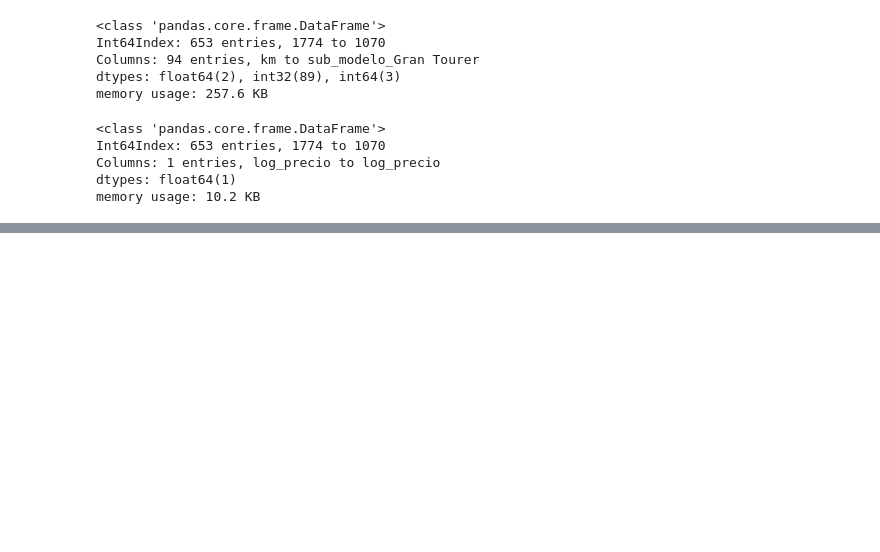
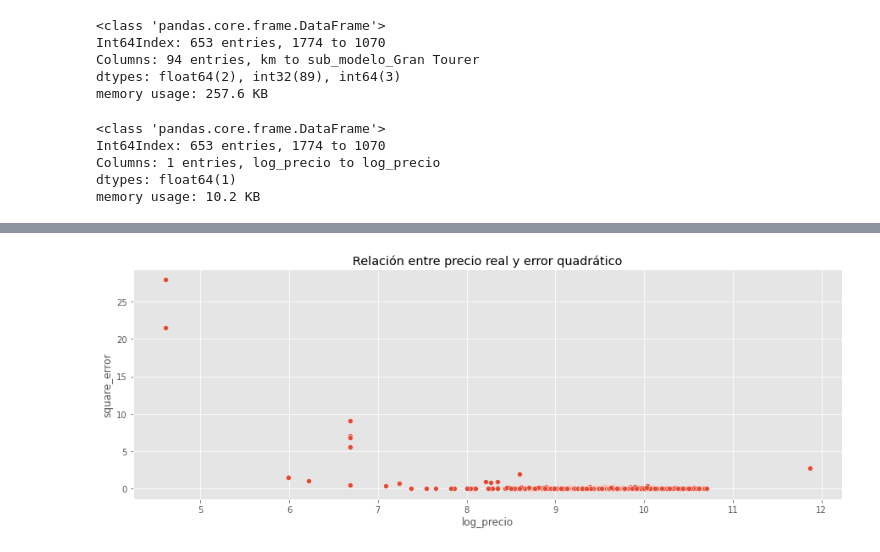
Before and after one commit to Rodrixx05/bmw-pricing, a Jupyter notebook: bmw_pricing_project.ipynb, the cells around one changed output, grey strips where cells are left out. Drawn from its saved outputs; the diff is of its cells as text; code cells hidden in the pictures; blank space fills up the shorter version.

Commit message:
Primera regresión lineal hecha

```diff
--- a/bmw_pricing_project.ipynb
+++ b/bmw_pricing_project.ipynb
@@ -1356,0 +1359,5 @@ memory usage: 10.2 KB
+# %%
+# Se inicia un modelo de regressión lineal clásico
+modelo_lineal = LinearRegression()
+# %%
+modelo_lineal.fit(X_train, y_train)
@@ -1356,0 +1366,14 @@ memory usage: 10.2 KB
+# %%
+# Se genera una tabla resumen de la predicción y los errores, así como el cálculo del MSE y RMSE
+def tabla_prediccion(model, X_test, y_test):
+    prediccion_df = pd.DataFrame(model.predict(X_test), columns = ['prediccion_' + target])
+    prediccion_df = prediccion_df.join(y_test.reset_index(drop = True))
+    prediccion_df['error'] = prediccion_df[target] - prediccion_df['prediccion_' + target]
+    prediccion_df['square_error'] = prediccion_df['error'] ** 2
+    mse = prediccion_df['square_error'].mean()
+    rmse = np.sqrt(prediccion_df['square_error'].mean())
+    display(prediccion_df.head())
+    print(f'MSE: {mse}\nRMSE: {rmse}')
+    return prediccion_df, mse, rmse
+# %%
+results_df, mse, rmse = tabla_prediccion(modelo_lineal, X_test, y_test)
@@ -1356,0 +1389,7 @@ memory usage: 10.2 KB
+# %%
+# Parece que el modelo predice mal los coches baratos, pero precide bien los coches caros
+plt.figure(figsize = (15,5));
+sns.scatterplot(x = 'log_precio', y = 'square_error', data = results_df);
+plt.title('Relación entre precio real y error quadrático');
+# %% [output]
+[figure, added]
```
Also changed, not shown: parts of 12 cells of this notebook.
